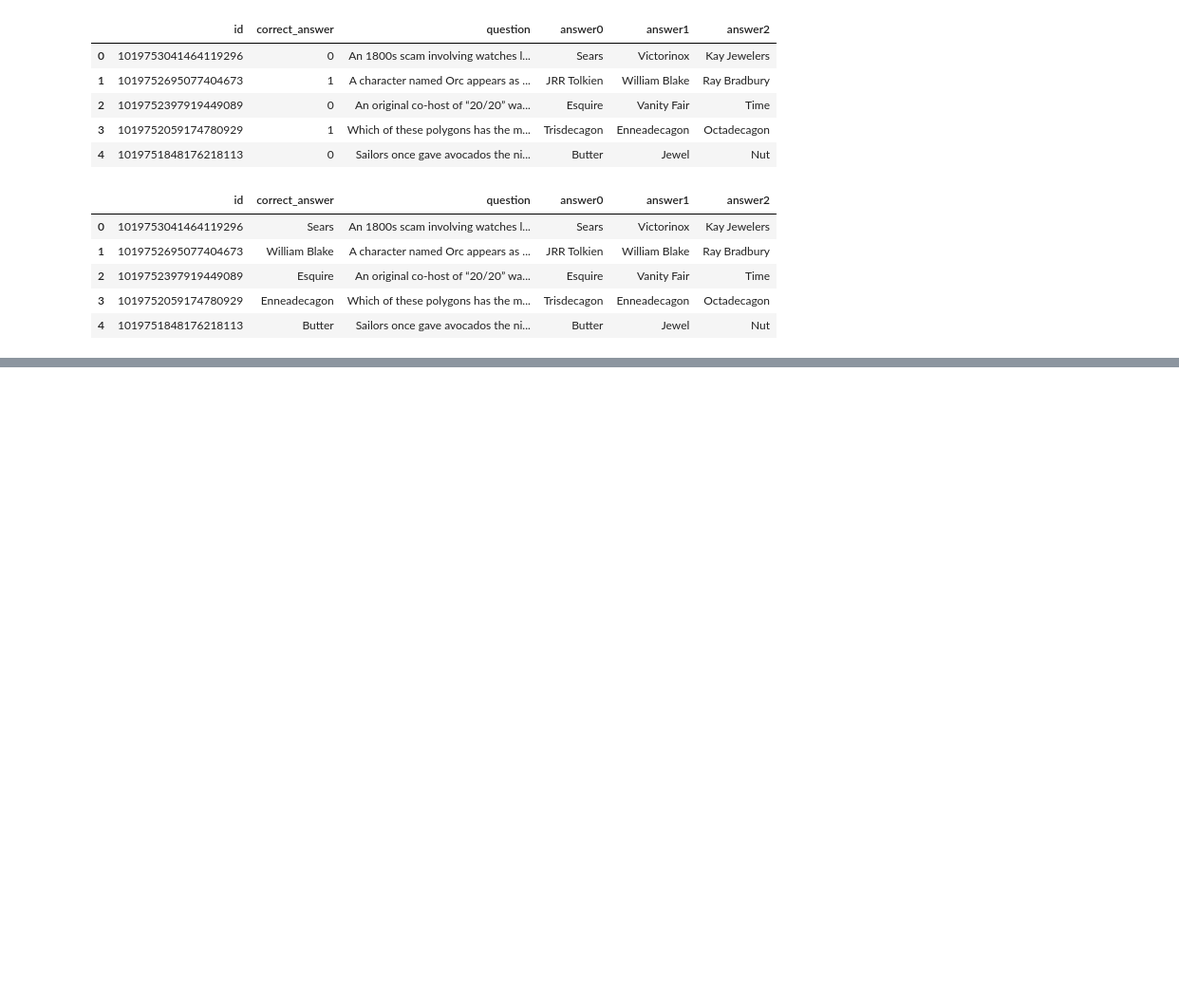
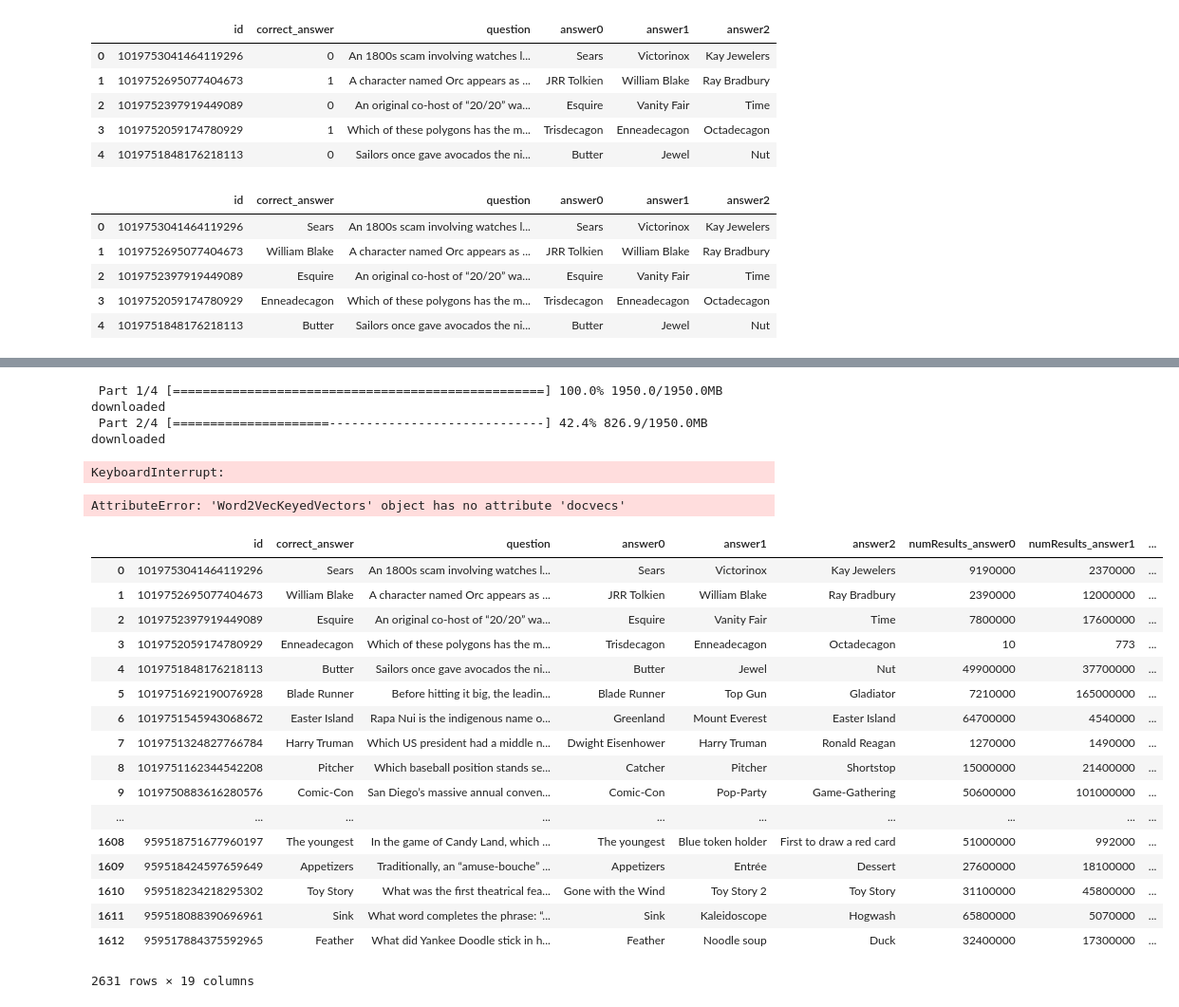
Before and after one commit to ketan0/hqtriviabot, a Jupyter notebook: triviabottests.ipynb, the cells around one changed output, grey strips where cells are left out. Shown at 95% size. Cells and saved outputs as stored; diff of their text form; code cells hidden in the pictures; blank space fills up the shorter version.

```diff
--- a/triviabottests.ipynb
+++ b/triviabottests.ipynb
@@ -331,0 +964,9 @@ df.to_csv('HQquestions_clean.csv')
+# %%
+id_list = df_small['id'].unique()
+
+def not_in_df_small(row):
+    return row['id'] not in id_list
+
+df_not_small = df[df.apply(not_in_df_small, axis=1)]
+df_not_small.info()
+df_small.info()
@@ -331,0 +991,2 @@ df.to_csv('HQquestions_clean.csv')
+# %%
+df_small, df_not_small = df_not_small, df_small
@@ -331,0 +1153,20 @@ df.to_csv('HQquestions_clean.csv')
+# %%
+def appearances_answer0(row):
+    QResults = search_df[search_df['query'] == row['question']]['searchText'].values[0]
+    return QResults.count(row['answer0'].lower())
+
+def appearances_answer1(row):
+    QResults = search_df[search_df['query'] == row['question']]['searchText'].values[0]
+    return QResults.count(row['answer1'].lower())
+
+def appearances_answer2(row):
+    QResults = search_df[search_df['query'] == row['question']]['searchText'].values[0]
+    return QResults.count(row['answer2'].lower())
+
+
+df_small['appearances_answer0'] = df_small.apply(lambda row: appearances_answer0(row), axis=1)
+print '0'
+df_small['appearances_answer1'] = df_small.apply(lambda row: appearances_answer1(row), axis=1)
+print '1'
+df_small['appearances_answer2'] = df_small.apply(lambda row: appearances_answer2(row), axis=1)
+print '2'
@@ -331,0 +1208,3 @@ df.to_csv('HQquestions_clean.csv')
+# %%
+df_f = pd.concat([df_small, df_not_small])
+df_f.info()
@@ -331,0 +1315,41 @@ df.to_csv('HQquestions_clean.csv')
+# %%
+# texts = [(idnum, text.split()) for (text, idnum) in zip(search_df['searchText'].values, search_df['id'].values)]
+# print len(texts)
+# print len(texts[0][1])
+# print 'finished splitting'
+# documents = [TaggedDocument(doc, [i]) for i, doc in texts]
+# print len(documents)
+# print 'finished documenting'
+corpus = api.load('wiki-english-20171001')
+# %% [output]
+ Part 1/4 [==================================================] 100.0% 1950.0/1950.0MB downloaded
+ Part 2/4 [=====================-----------------------------] 42.4% 826.9/1950.0MB downloaded
+KeyboardInterrupt:
+# %%
+A0 = search_df.iloc[163]['searchText'].split()
+A1 = search_df.iloc[166]['searchText'].split()
+A2 = search_df.iloc[169]['searchText'].split()
+docmodel.wv.
+# %% [output]
+AttributeError: 'Word2VecKeyedVectors' object has no attribute 'docvecs'
+# %%
+df_f
+# %% [output]
+|  | id | correct_answer | question | answer0 | answer1 | answer2 | numResults_answer0 | numResults_answer1 | ... |
+| 0 | 1019753041464119296 | Sears | An 1800s scam involving watches l... | Sears | Victorinox | Kay Jewelers | 9190000 | 2370000 | ... |
+| 1 | 1019752695077404673 | William Blake | A character named Orc appears as ... | JRR Tolkien | William Blake | Ray Bradbury | 2390000 | 12000000 | ... |
+| 2 | 1019752397919449089 | Esquire | An original co-host of “20/20” wa... | Esquire | Vanity Fair | Time | 7800000 | 17600000 | ... |
+| 3 | 1019752059174780929 | Enneadecagon | Which of these polygons has the m... | Trisdecagon | Enneadecagon | Octadecagon | 10 | 773 | ... |
+| 4 | 1019751848176218113 | Butter | Sailors once gave avocados the ni... | Butter | Jewel | Nut | 49900000 | 37700000 | ... |
+| 5 | 1019751692190076928 | Blade Runner | Before hitting it big, the leadin... | Blade Runner | Top Gun | Gladiator | 7210000 | 165000000 | ... |
+| 6 | 1019751545943068672 | Easter Island | Rapa Nui is the indigenous name o... | Greenland | Mount Everest | Easter Island | 64700000 | 4540000 | ... |
+| 7 | 1019751324827766784 | Harry Truman | Which US president had a middle n... | Dwight Eisenhower | Harry Truman | Ronald Reagan | 1270000 | 1490000 | ... |
+| 8 | 1019751162344542208 | Pitcher | Which baseball position stands se... | Catcher | Pitcher | Shortstop | 15000000 | 21400000 | ... |
+| 9 | 1019750883616280576 | Comic-Con | San Diego’s massive annual conven... | Comic-Con | Pop-Party | Game-Gathering | 50600000 | 101000000 | ... |
+| ... | ... | ... | ... | ... | ... | ... | ... | ... | ... |
+| 1608 | 959518751677960197 | The youngest | In the game of Candy Land, which ... | The youngest | Blue token holder | First to draw a red card | 51000000 | 992000 | ... |
+| 1609 | 959518424597659649 | Appetizers | Traditionally, an “amuse-bouche” ... | Appetizers | Entrée | Dessert | 27600000 | 18100000 | ... |
+| 1610 | 959518234218295302 | Toy Story | What was the first theatrical fea... | Gone with the Wind | Toy Story 2 | Toy Story | 31100000 | 45800000 | ... |
+| 1611 | 959518088390696961 | Sink | What word completes the phrase: “... | Sink | Kaleidoscope | Hogwash | 65800000 | 5070000 | ... |
+| 1612 | 959517884375592965 | Feather | What did Yankee Doodle stick in h... | Feather | Noodle soup | Duck | 32400000 | 17300000 | ... |
+2631 rows × 19 columns
```
Also changed, not shown: parts of 101 cells of this notebook, 3 other files.
